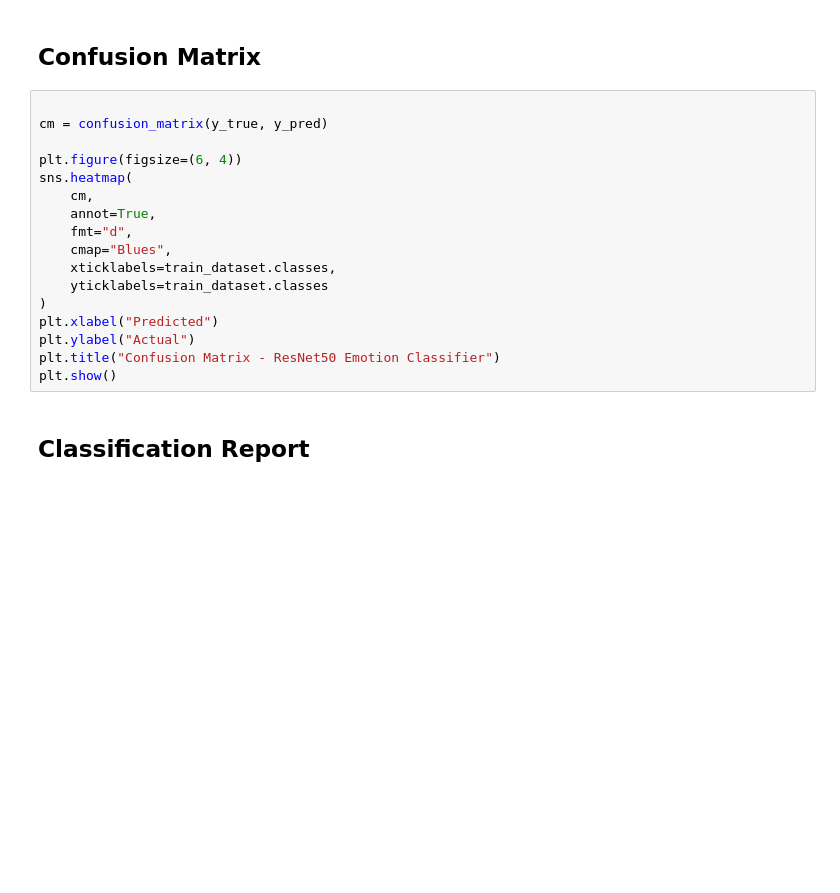
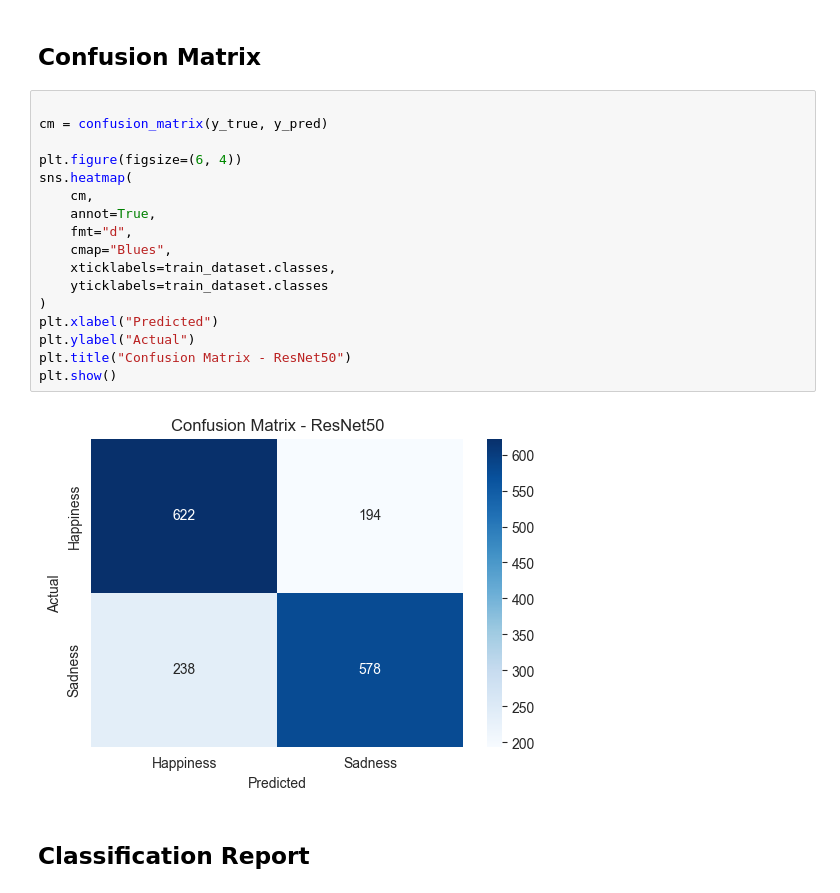
Before and after one commit to sanidavidanagama/DSGP15_Project, a Jupyter notebook: ml-models/mood/notebooks/ResNet50.ipynb, the cells around one changed output. Cells and saved outputs as stored; diff of their text form; blank space fills up the shorter version.

```diff
--- a/ml-models/mood/notebooks/ResNet50.ipynb
+++ b/ml-models/mood/notebooks/ResNet50.ipynb
@@ -168,20 +216,22 @@ print(f"Test Accuracy: {accuracy:.2f}")
 # %%
 
 cm = confusion_matrix(y_true, y_pred)
 
 plt.figure(figsize=(6, 4))
 sns.heatmap(
     cm,
     annot=True,
     fmt="d",
     cmap="Blues",
     xticklabels=train_dataset.classes,
     yticklabels=train_dataset.classes
 )
 plt.xlabel("Predicted")
 plt.ylabel("Actual")
-plt.title("Confusion Matrix - ResNet50 Emotion Classifier")
+plt.title("Confusion Matrix - ResNet50")
 plt.show()
+# %% [output]
+[figure, added]
 # %% [markdown]
 ## Classification Report
 # %%
```
Also changed, not shown: parts of 14 cells of this notebook.
